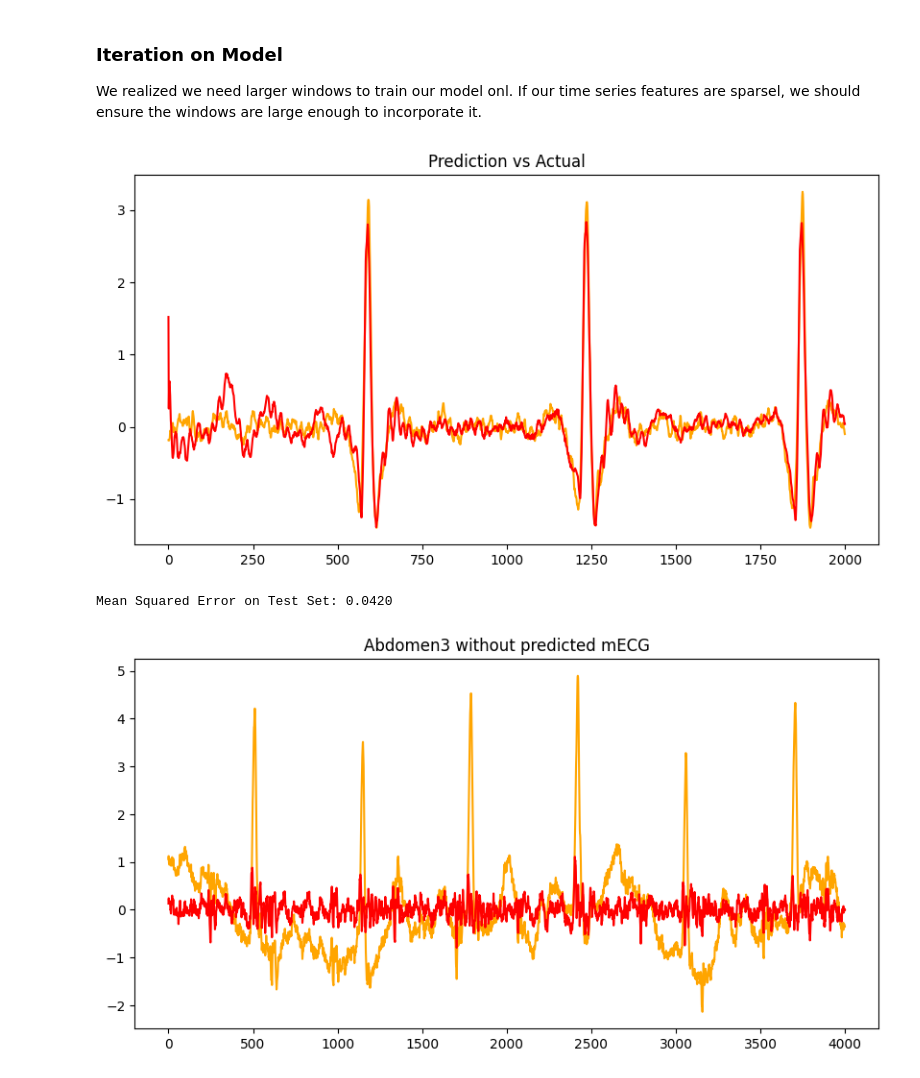
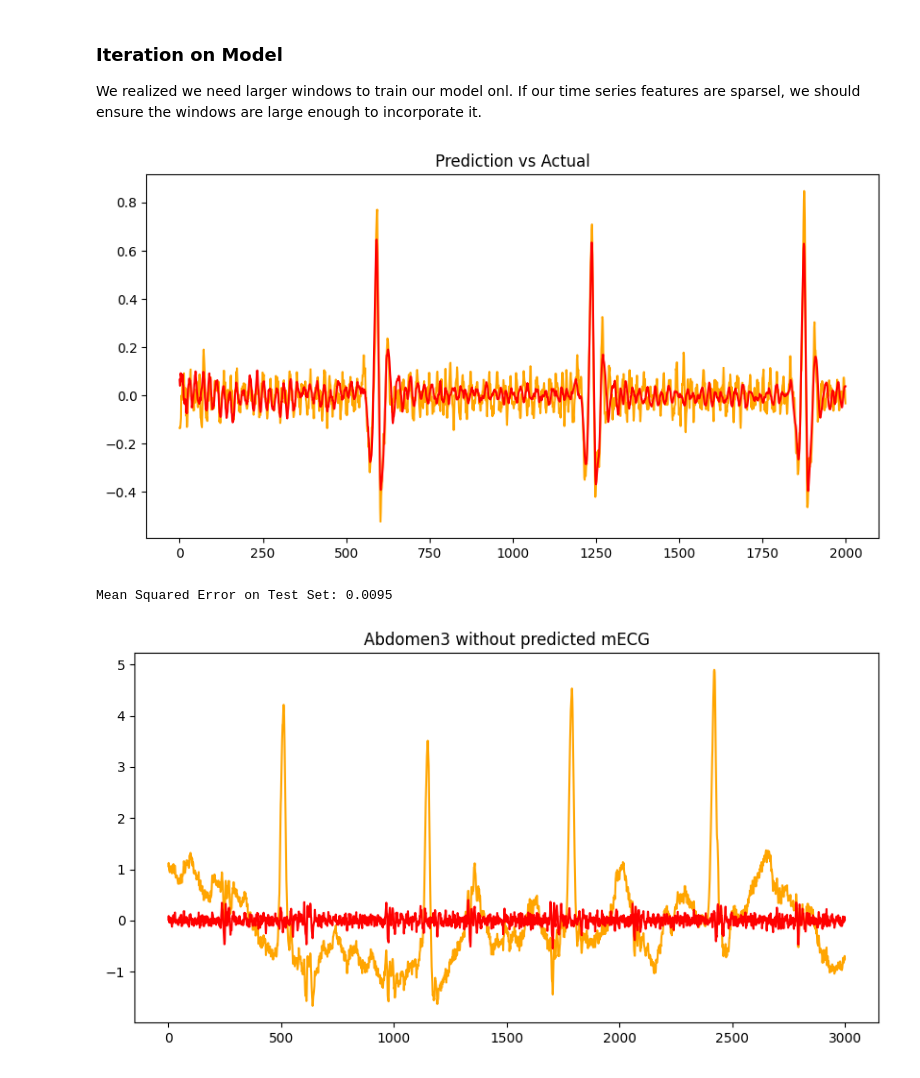
Before and after one commit to arasaniu/aml, a Jupyter notebook: src/main.ipynb, the cells around one changed output. Cells and saved outputs as stored; diff of their text form; code cells hidden in the pictures.

```diff
--- a/src/main.ipynb
+++ b/src/main.ipynb
@@ -50,14 +50,14 @@ Parameter justification:
 # %%
 # High pass filter to remove baseline wander
 cutoff_baseline_thorax = 0.5
-cutoff_baseline_abdomen = 8
+cutoff_baseline_abdomen = 30
 fs = 1000
 
-thorax1 = highpass_filter(thorax1, cutoff_baseline_thorax, fs)
-thorax2 = highpass_filter(thorax2, cutoff_baseline_thorax, fs)
-abdomen1 = highpass_filter(abdomen1, cutoff_baseline_abdomen, fs)
-abdomen2 = highpass_filter(abdomen2, cutoff_baseline_abdomen, fs)
-abdomen3 = highpass_filter(abdomen3, cutoff_baseline_abdomen, fs)
+thorax1 = highpass_filter(thorax1, cutoff_baseline_thorax, fs, order=2)
+thorax2 = highpass_filter(thorax2, cutoff_baseline_thorax, fs, order=2)
+abdomen1 = highpass_filter(abdomen1, cutoff_baseline_abdomen, fs, order=2)
+abdomen2 = highpass_filter(abdomen2, cutoff_baseline_abdomen, fs, order=2)
+abdomen3 = highpass_filter(abdomen3, cutoff_baseline_abdomen, fs, order=2)
 
 # TEMPORARY
 # Plot signal with high pass filter applied
@@ -146,35 +146,35 @@ We realized we need larger windows to train our model onl. If our time series fe
 # %%
 from sklearn.metrics import mean_squared_error
 from utils.model import train_linear_model, create_lagged_features
 
-thorax1_lagged = create_lagged_features(thorax1, 1000)
-thorax2_lagged = create_lagged_features(thorax2, 1000)
+thorax1_lagged = create_lagged_features(thorax1, 600)
+thorax2_lagged = create_lagged_features(thorax2, 600)
 
 linear_model = train_linear_model(np.hstack((thorax1_lagged, thorax2_lagged)), (abdomen1 + abdomen2) / 2)
 
 
 # Predict using linear model
 linear_prediction = linear_model.predict(np.hstack((thorax2_lagged, thorax2_lagged)))
 
 plt.figure(figsize=(10,5))
 plt.plot((abdomen1[:2000] + abdomen2[:2000]) / 2, label='comb', color='orange')
 plt.plot(linear_prediction[:2000], label='prediction', color='red')
 plt.title("Prediction vs Actual")
 plt.show()
 
 # Measure performance
 mse = mean_squared_error(abdomen2, linear_prediction)
 print(f"Mean Squared Error on Test Set: {mse:.4f}")
 
 abdomen3_flattened_normalized = normalized_abdomen3.values.flatten()
 
 # Show abdomen3 - predicted abdominal mECG
 plt.figure(figsize=(10,5))
 plt.plot(abdomen3_flattened_normalized[2000:5000], label='ab3', color='orange')
 plt.plot((abdomen3[:6000] - linear_prediction[:6000])[2000:5000], label='fECG', color='red')
 plt.title("Abdomen3 without predicted mECG")
 plt.show()
 # %% [output]
-[figure, old version]
+[figure, new version]
-Mean Squared Error on Test Set: 0.0420
+Mean Squared Error on Test Set: 0.0095
-[figure, old version]
+[figure, new version]
```
Also changed, not shown: parts of 3 cells of this notebook.
